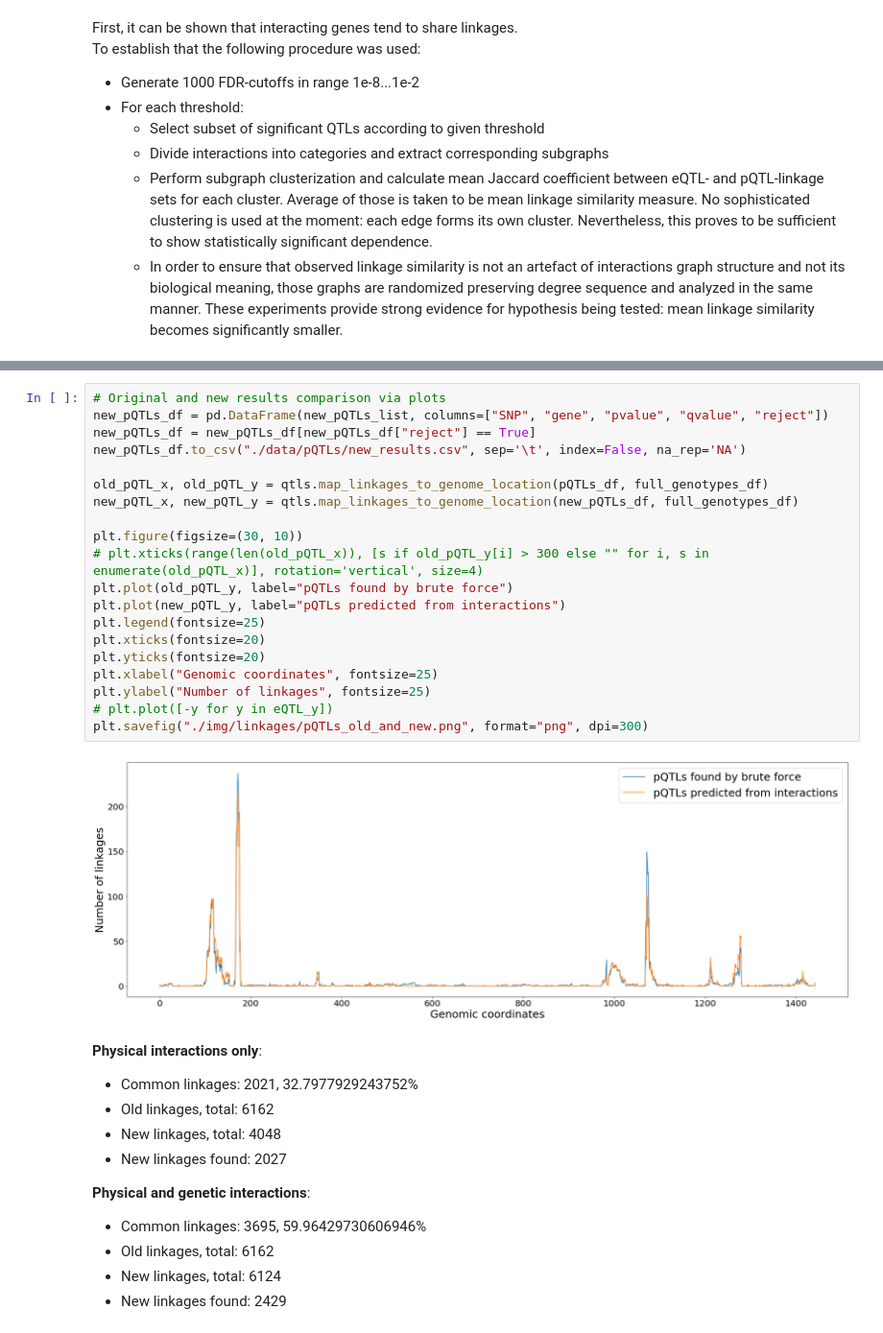
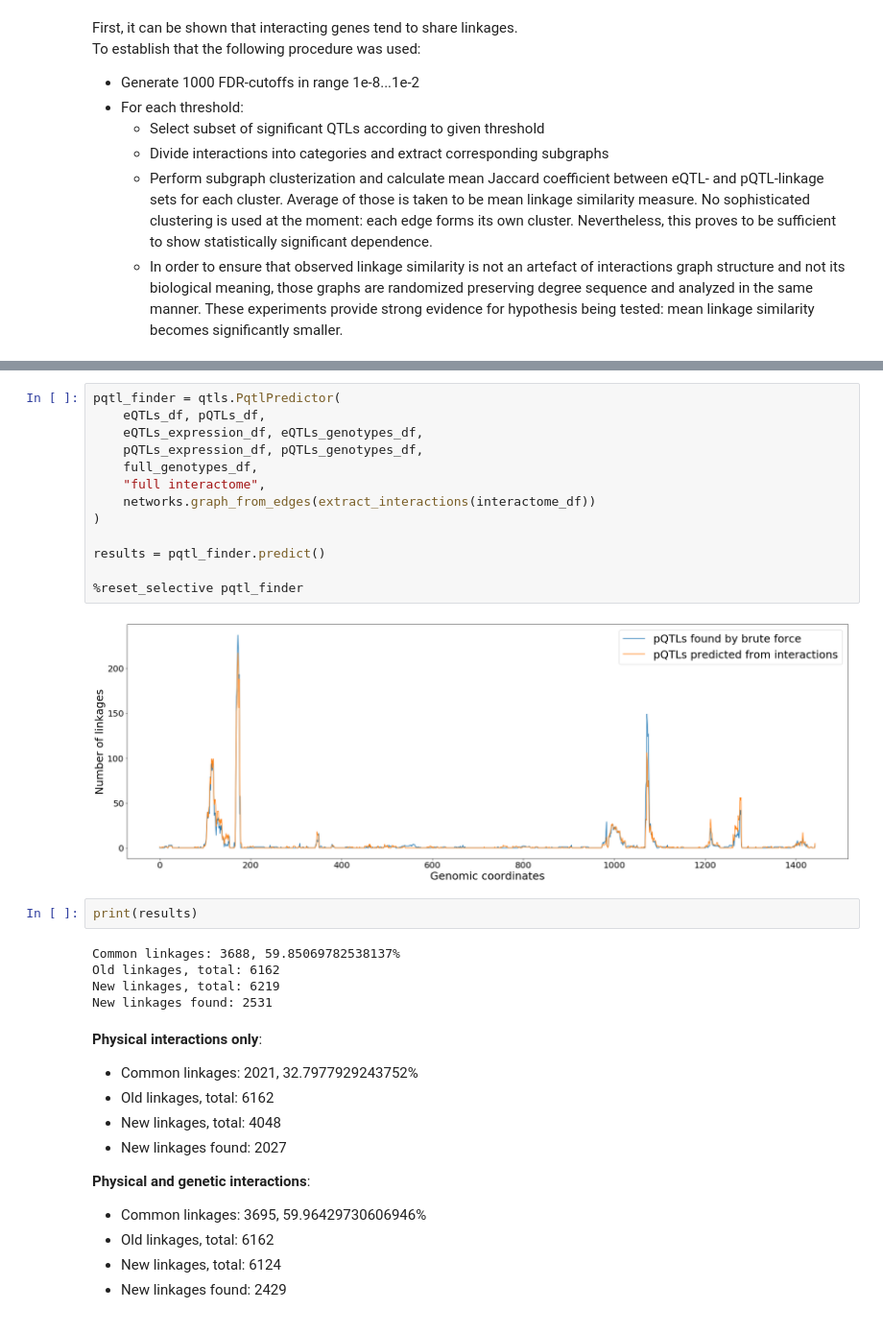
Before and after one commit to ivanov-v-v/PPINs-QTLs-Joint-Analysis, a Jupyter notebook: src/data_analysis.ipynb, the cells around one changed output, grey strips where cells are left out. Shown at 96% size. Cells and saved outputs as stored; diff of their text form.

Commit message:
Moved pQTL prediction from eQTLs into separate class — PqtlPredictor. It still needs refactoring though.

```diff
--- a/src/data_analysis.ipynb
+++ b/src/data_analysis.ipynb
@@ -273,25 +244,25 @@ for i in range(len(possible_linkages)):
-# %%
-# Original and new results comparison via plots
-new_pQTLs_df = pd.DataFrame(new_pQTLs_list, columns=["SNP", "gene", "pvalue", "qvalue", "reject"])
-new_pQTLs_df = new_pQTLs_df[new_pQTLs_df["reject"] == True]
-new_pQTLs_df.to_csv("./data/pQTLs/new_results.csv", sep='\t', index=False, na_rep='NA')
-
-old_pQTL_x, old_pQTL_y = qtls.map_linkages_to_genome_location(pQTLs_df, full_genotypes_df)
-new_pQTL_x, new_pQTL_y = qtls.map_linkages_to_genome_location(new_pQTLs_df, full_genotypes_df)
-
-plt.figure(figsize=(30, 10))
-# plt.xticks(range(len(old_pQTL_x)), [s if old_pQTL_y[i] > 300 else "" for i, s in enumerate(old_pQTL_x)], rotation='vertical', size=4)
-plt.plot(old_pQTL_y, label="pQTLs found by brute force")
-plt.plot(new_pQTL_y, label="pQTLs predicted from interactions")
-plt.legend(fontsize=25)
-plt.xticks(fontsize=20)
-plt.yticks(fontsize=20)
-plt.xlabel("Genomic coordinates", fontsize=25)
-plt.ylabel("Number of linkages", fontsize=25)
-# plt.plot([-y for y in eQTL_y])
-plt.savefig("./img/linkages/pQTLs_old_and_new.png", format="png", dpi=300)
-# %% [output]
-[figure, removed]
+# %%
+pqtl_finder = qtls.PqtlPredictor(
+    eQTLs_df, pQTLs_df,
+    eQTLs_expression_df, eQTLs_genotypes_df,
+    pQTLs_expression_df, pQTLs_genotypes_df,
+    full_genotypes_df,
+    "full interactome",
+    networks.graph_from_edges(extract_interactions(interactome_df))
+)
+
+results = pqtl_finder.predict()
+
+%reset_selective pqtl_finder
+# %% [output]
+[figure, added]
+# %%
+print(results)
+# %% [output]
+Common linkages: 3688, 59.85069782538137%
+Old linkages, total: 6162
+New linkages, total: 6219
+New linkages found: 2531
 # %% [markdown]
 **Physical interactions only**:
 - Common linkages: 2021, 32.7977929243752%
```
Also changed, not shown: parts of 21 cells of this notebook, 27 other files.
